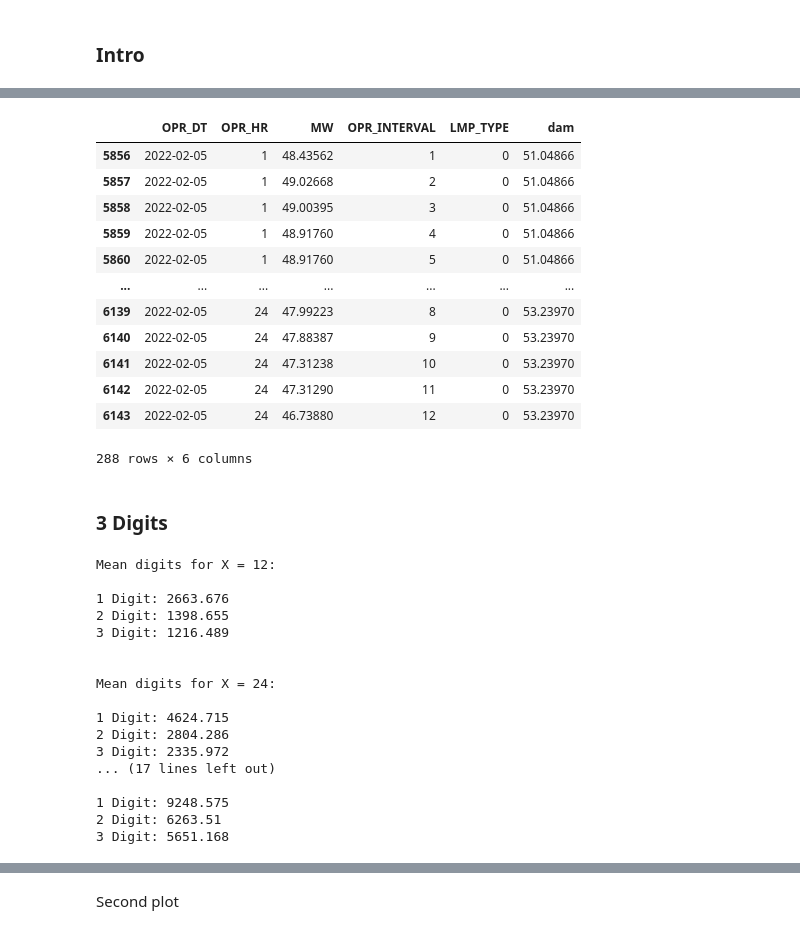
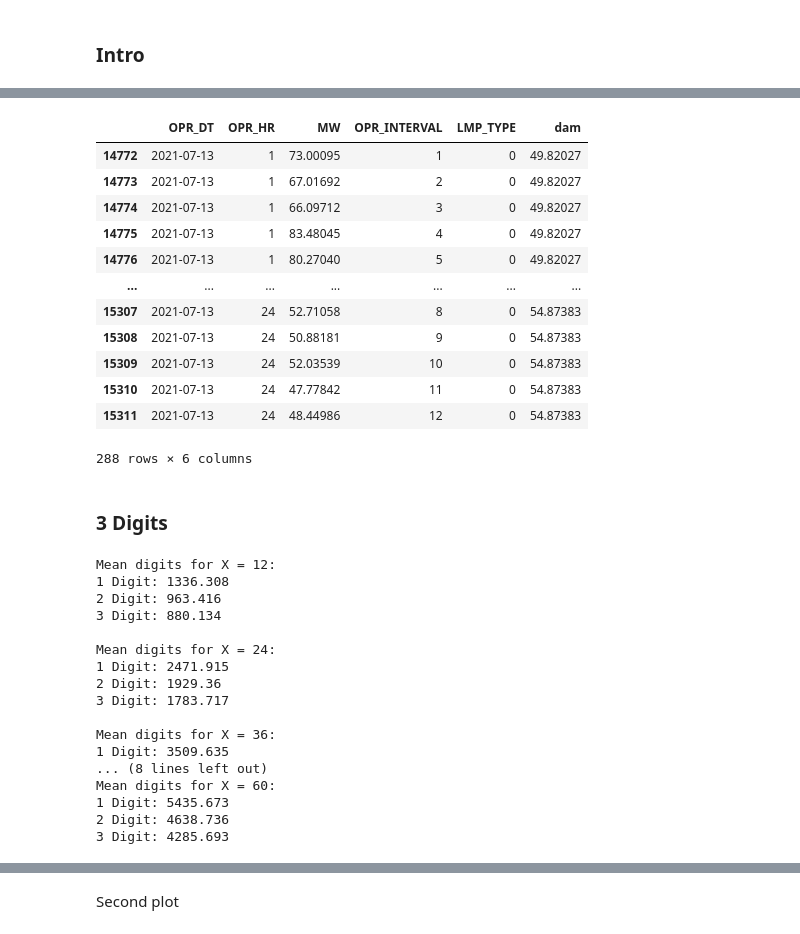
Before and after one commit to yeahartem/electricity, a Jupyter notebook: 3_digits.ipynb, the cells around one changed output, grey strips where cells are left out. Cells and saved outputs as stored; diff of their text form; code cells hidden in the pictures.

```diff
--- a/3_digits.ipynb
+++ b/3_digits.ipynb
@@ -43,7 +46,9 @@ from sklearn.metrics import confusion_matrix, ConfusionMatrixDisplay
 # %%
-df = pd.read_csv('20220715_20220729_PRC_INTVL_LMP_RTM_20220731_05_17_54_v3.csv')
-hol = pd.read_csv('HOLLISTR_1_N101.csv')
+# df = pd.read_csv('20220715_20220729_PRC_INTVL_LMP_RTM_20220731_05_17_54_v3.csv')
+hol = pd.read_csv('HOLLISTR_1_N101_RTE.csv')
 dam = pd.read_csv('HOLLISTR_1_N101_DAM.csv')
+hol_main = pd.read_csv('HOLLISTR_1_N101.csv')
+dam_main = pd.read_csv('HOLLISTR_1_N101_DAM_MAIN.csv')
 # %%
 trash = ['NODE_ID_XML', 'NODE_ID', 'NODE', 'MARKET_RUN_ID', 'XML_DATA_ITEM', 'PNODE_RESMRID', 'GRP_TYPE', 'POS']
 tr = ['INTERVALSTARTTIME_GMT', 'INTERVALENDTIME_GMT', 'GROUP']
@@ -92,45 +93,45 @@ def add_dam(lmp_type, target_date, current_day, hol, dam):
     sec = hol[hol['OPR_DT'] == current_day]
     sec = sec[sec['LMP_TYPE'] == lmp_type]
     lis = []
 
     for i in sec['OPR_HR']:
         lis.append(ee[ee['OPR_HR'] == i]['MW'].values)
     sec['dam'] = np.hstack(lis)
     return sec
 
 def train_test(new_df, end_date):
     '''
 
     '''
     test_df = new_df[new_df['OPR_DT'] == end_date]
     test_df.drop(['OPR_DT'], axis=1, inplace=True)
     y_test = test_df['MW']
     X_test = test_df.drop('MW', axis=1)
 
     train_df = new_df.drop(test_df.index)
     train_df.drop(['OPR_DT'], axis=1, inplace=True)
     y_train = train_df['MW']
     X_train = train_df.drop('MW', axis=1)
 
     forest = RandomForestRegressor(n_estimators=20, max_depth=10, criterion='absolute_error')
     forest.fit(X_train, y_train)
     y_pred = forest.predict(X_test)
     return mean_absolute_error(y_test, y_pred)
 
-add_dam(0, '2022-02-07', '2022-02-05', hol, dam)
+add_dam(0, '2021-07-15', '2021-07-13', hol, dam)
 # %% [output]
 |  | OPR_DT | OPR_HR | MW | OPR_INTERVAL | LMP_TYPE | dam |
-| 5856 | 2022-02-05 | 1 | 48.43562 | 1 | 0 | 51.04866 |
-| 5857 | 2022-02-05 | 1 | 49.02668 | 2 | 0 | 51.04866 |
-| 5858 | 2022-02-05 | 1 | 49.00395 | 3 | 0 | 51.04866 |
-| 5859 | 2022-02-05 | 1 | 48.91760 | 4 | 0 | 51.04866 |
-| 5860 | 2022-02-05 | 1 | 48.91760 | 5 | 0 | 51.04866 |
+| 14772 | 2021-07-13 | 1 | 73.00095 | 1 | 0 | 49.82027 |
+| 14773 | 2021-07-13 | 1 | 67.01692 | 2 | 0 | 49.82027 |
+| 14774 | 2021-07-13 | 1 | 66.09712 | 3 | 0 | 49.82027 |
+| 14775 | 2021-07-13 | 1 | 83.48045 | 4 | 0 | 49.82027 |
+| 14776 | 2021-07-13 | 1 | 80.27040 | 5 | 0 | 49.82027 |
 | ... | ... | ... | ... | ... | ... | ... |
-| 6139 | 2022-02-05 | 24 | 47.99223 | 8 | 0 | 53.23970 |
-| 6140 | 2022-02-05 | 24 | 47.88387 | 9 | 0 | 53.23970 |
-| 6141 | 2022-02-05 | 24 | 47.31238 | 10 | 0 | 53.23970 |
-| 6142 | 2022-02-05 | 24 | 47.31290 | 11 | 0 | 53.23970 |
-| 6143 | 2022-02-05 | 24 | 46.73880 | 12 | 0 | 53.23970 |
+| 15307 | 2021-07-13 | 24 | 52.71058 | 8 | 0 | 54.87383 |
+| 15308 | 2021-07-13 | 24 | 50.88181 | 9 | 0 | 54.87383 |
+| 15309 | 2021-07-13 | 24 | 52.03539 | 10 | 0 | 54.87383 |
+| 15310 | 2021-07-13 | 24 | 47.77842 | 11 | 0 | 54.87383 |
+| 15311 | 2021-07-13 | 24 | 48.44986 | 12 | 0 | 54.87383 |
 288 rows × 6 columns
 # %%
 def add_dam_new(dates, target_date, hol, dam):
@@ -184,6 +199,9 @@ dates_dig = dates_dig[119:151]
 # %%
-# 7 minutes
+# 7 minutes for RandomForestRegressor()
 xxx = [12, 24, 36, 48, 60]
+dates_dig = hol.OPR_DT.unique()
+xgb_reg = XGBRegressor()
+forest = RandomForestRegressor(n_estimators=20, max_depth=10, criterion='absolute_error')
 
 for x in xxx:
     dig_1, dig_2, dig_3 = [], [], []
@@ -196,7 +214,8 @@ for x in xxx:
         dig_1.append(e['MW'][:x].sum())
 
         new_df = hol[(hol['OPR_DT'] >= start) & (hol['OPR_DT'] <= end)]
-        te, pr, ma = digits_3(new_df, end)
+        te, pr, ma = digits_3(new_df, end, forest)
+        # te, pr, ma = digits_3_arima(new_df, end)
 
         ind = np.argpartition(pr, -x)[-x:]
         dig_2.append(np.array(te)[ind].sum())
@@ -215,25 +234,25 @@ for x in xxx:
     digit_2 = np.mean(dig_2)
     digit_3 = np.mean(dig_3)
 
-    print('Mean digits for X = {}:\n'.format(x))
+    print('Mean digits for X = {}:'.format(x))
     print('1 Digit:', np.round(digit_1, 3))
     print('2 Digit:', np.round(digit_2, 3))
-    print('3 Digit:', np.round(digit_3, 3))
+    print('3 Digit:', np.round(digit_3, 3), '\n')
 # %% [output]
 Mean digits for X = 12:
-
-1 Digit: 2663.676
-2 Digit: 1398.655
-3 Digit: 1216.489
-
+1 Digit: 1336.308
+2 Digit: 963.416
+3 Digit: 880.134
 
 Mean digits for X = 24:
+1 Digit: 2471.915
+2 Digit: 1929.36
+3 Digit: 1783.717
 
-1 Digit: 4624.715
-2 Digit: 2804.286
-3 Digit: 2335.972
-... (17 lines left out)
-
-1 Digit: 9248.575
-2 Digit: 6263.51
-3 Digit: 5651.168
+Mean digits for X = 36:
+1 Digit: 3509.635
+... (8 lines left out)
+Mean digits for X = 60:
+1 Digit: 5435.673
+2 Digit: 4638.736
+3 Digit: 4285.693
```
Also changed, not shown: parts of 9 cells of this notebook.
